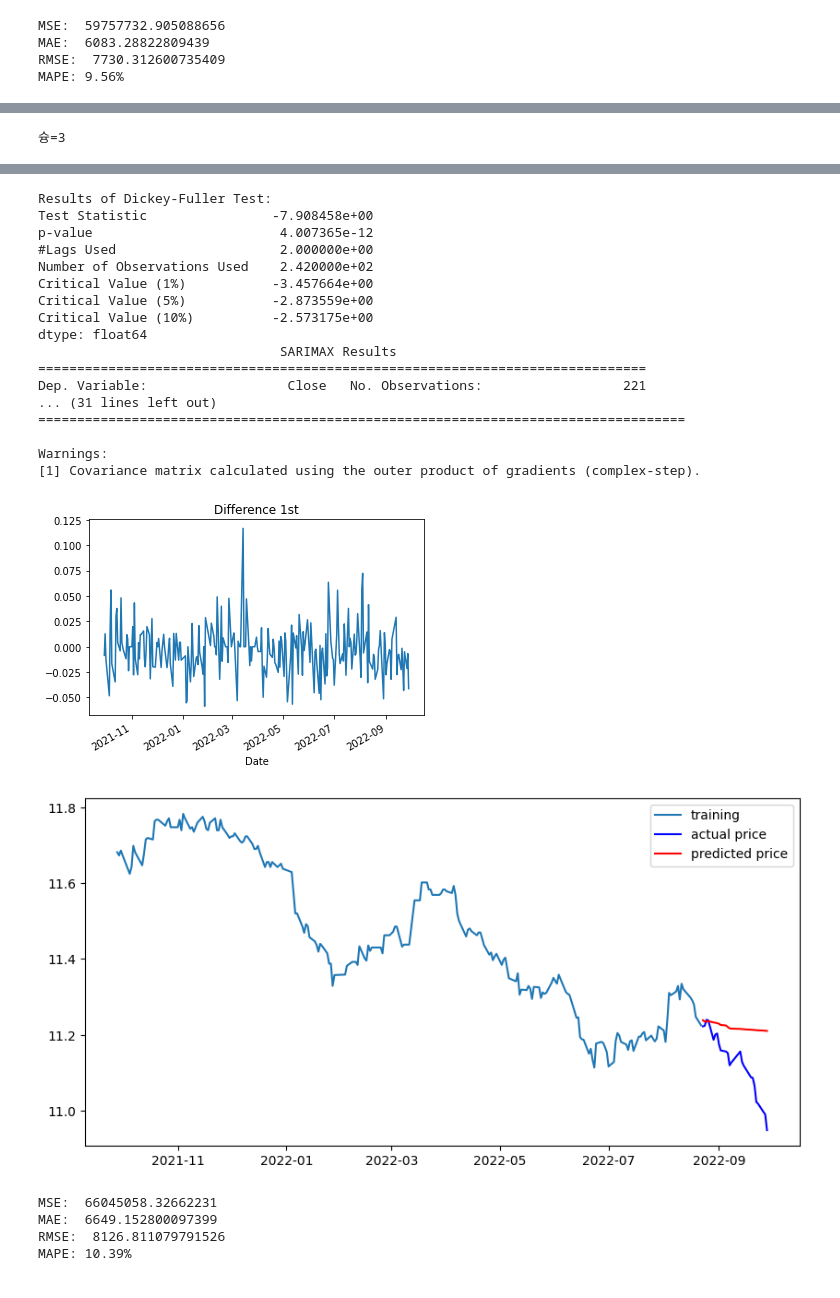
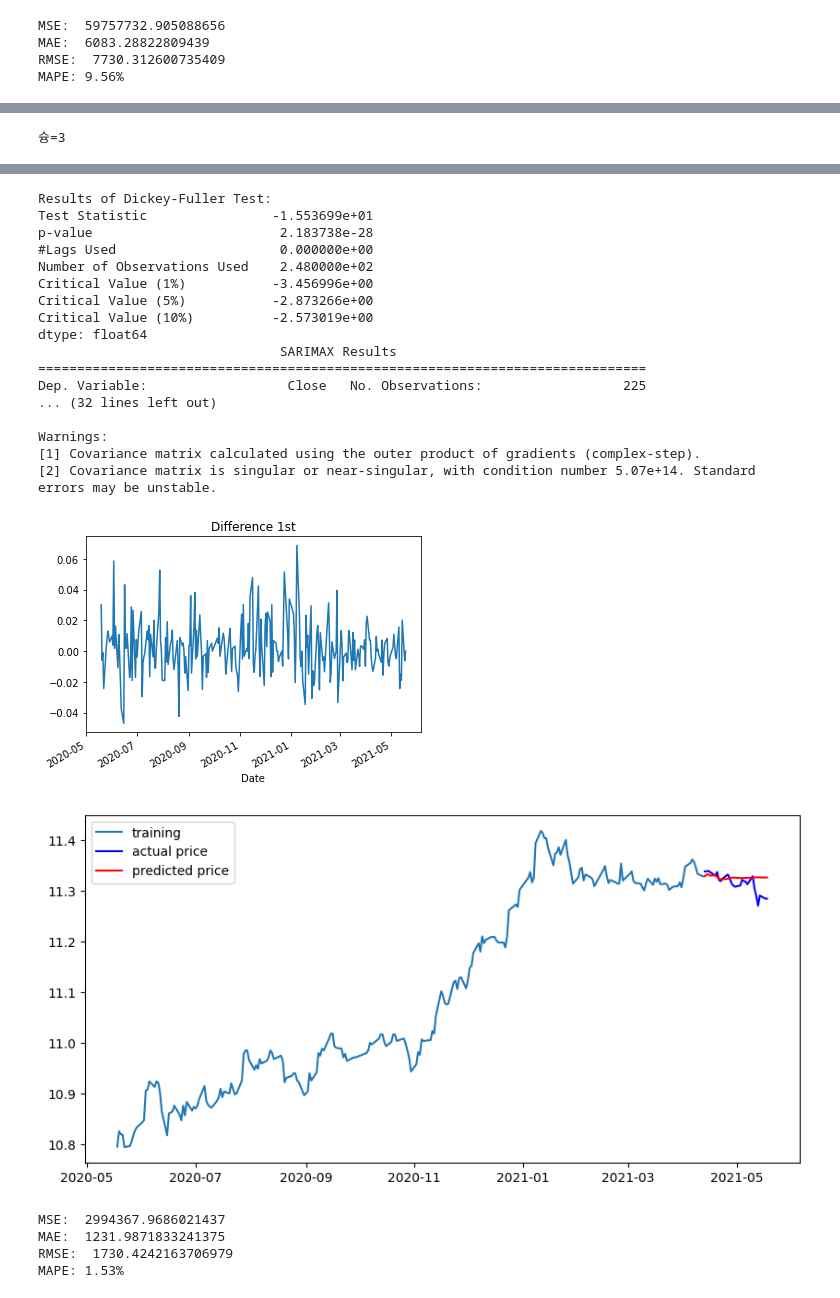
Before and after one commit to uoyhed/AIFFEL, a Jupyter notebook: Exploration/Exp-04.ipynb, the cells around one changed output, grey strips where cells are left out. Drawn from its saved outputs; the diff is of its cells as text; code cells hidden in the pictures.

```diff
--- a/Exploration/Exp-04.ipynb
+++ b/Exploration/Exp-04.ipynb
@@ -210,7 +206,7 @@ warnings.filterwarnings('ignore')
 
 print('슝=3')
 # Time Series 생성
-dataset_filepath = os.getenv('HOME') + '/aiffel/stock_prediction/data/035720.KS.csv'
+dataset_filepath = os.getenv('HOME') + '/aiffel/stock_prediction/data/005930.KS.csv'
 df = pd.read_csv(dataset_filepath, index_col='Date', parse_dates=True)
 ts = df['Close']
 
@@ -346,23 +342,23 @@ dtype: float64
 Results of Dickey-Fuller Test:
-Test Statistic                -7.908458e+00
-p-value                        4.007365e-12
-#Lags Used                     2.000000e+00
-Number of Observations Used    2.420000e+02
-Critical Value (1%)           -3.457664e+00
-Critical Value (5%)           -2.873559e+00
-Critical Value (10%)          -2.573175e+00
+Test Statistic                -1.553699e+01
+p-value                        2.183738e-28
+#Lags Used                     0.000000e+00
+Number of Observations Used    2.480000e+02
+Critical Value (1%)           -3.456996e+00
+Critical Value (5%)           -2.873266e+00
+Critical Value (10%)          -2.573019e+00
 dtype: float64
                                SARIMAX Results
 ==============================================================================
-Dep. Variable:                  Close   No. Observations:                  221
-... (31 lines left out)
-===================================================================================
+Dep. Variable:                  Close   No. Observations:                  225
+... (32 lines left out)
 
 Warnings:
 [1] Covariance matrix calculated using the outer product of gradients (complex-step).
+[2] Covariance matrix is singular or near-singular, with condition number 5.07e+14. Standard errors may be unstable.
-[figure, old version]
+[figure, new version]
-[figure, old version]
+[figure, new version]
-MSE:  66045058.32662231
-MAE:  6649.152800097399
-RMSE:  8126.811079791526
-MAPE: 10.39%
+MSE:  2994367.9686021437
+MAE:  1231.9871833241375
+RMSE:  1730.4242163706979
+MAPE: 1.53%
```
Also changed, not shown: parts of 8 cells of this notebook.
